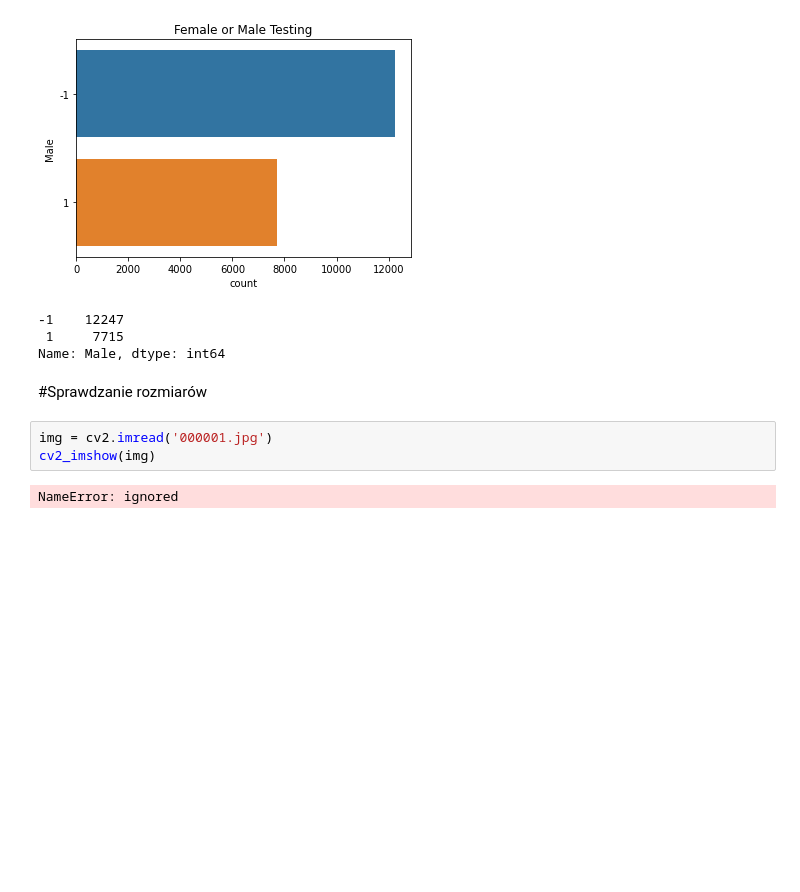
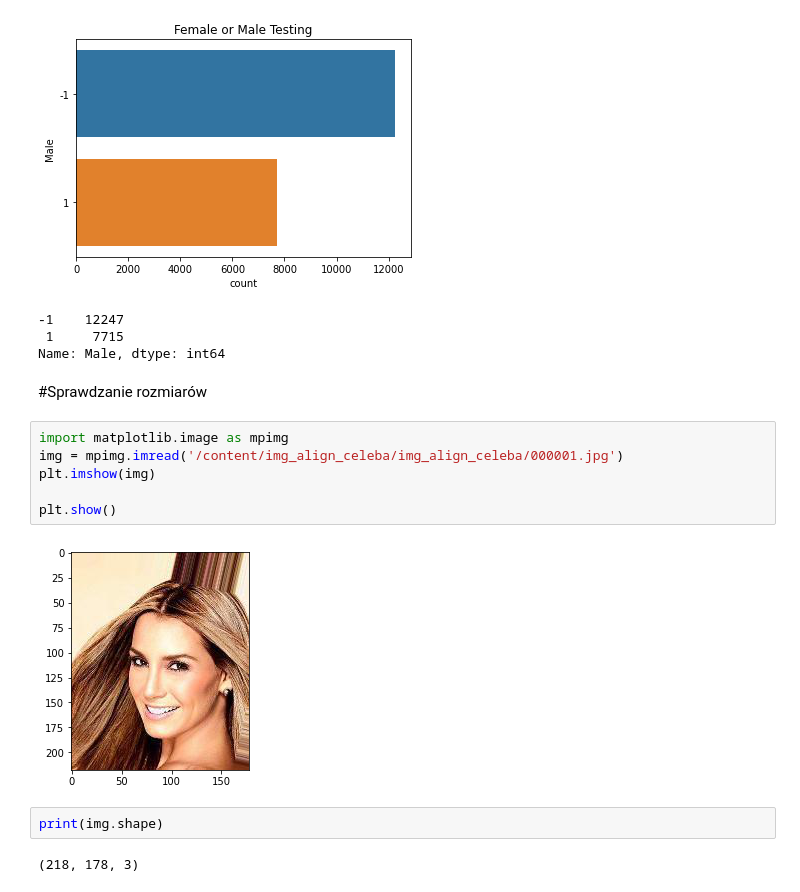
Before and after one commit to Salanakya/Flight-Cancellations, a Jupyter notebook: computer_vision_projekt.ipynb, the cells around one changed output. Drawn from its saved outputs; the diff is of its cells as text; blank space fills up the shorter version.

```diff
--- a/computer_vision_projekt.ipynb
+++ b/computer_vision_projekt.ipynb
@@ -154,8 +157,15 @@ testingset['Male'].value_counts()
 Name: Male, dtype: int64
 # %% [markdown]
 #Sprawdzanie rozmiarów
-# %%
-img = cv2.imread('000001.jpg')
-cv2_imshow(img)
-# %% [output]
-NameError: ignored
+# %%
+import matplotlib.image as mpimg
+img = mpimg.imread('/content/img_align_celeba/img_align_celeba/000001.jpg')
+plt.imshow(img)
+
+plt.show()
+# %% [output]
+[figure, added]
+# %%
+print(img.shape)
+# %% [output]
+(218, 178, 3)
```
Also changed, not shown: parts of 5 cells of this notebook.
